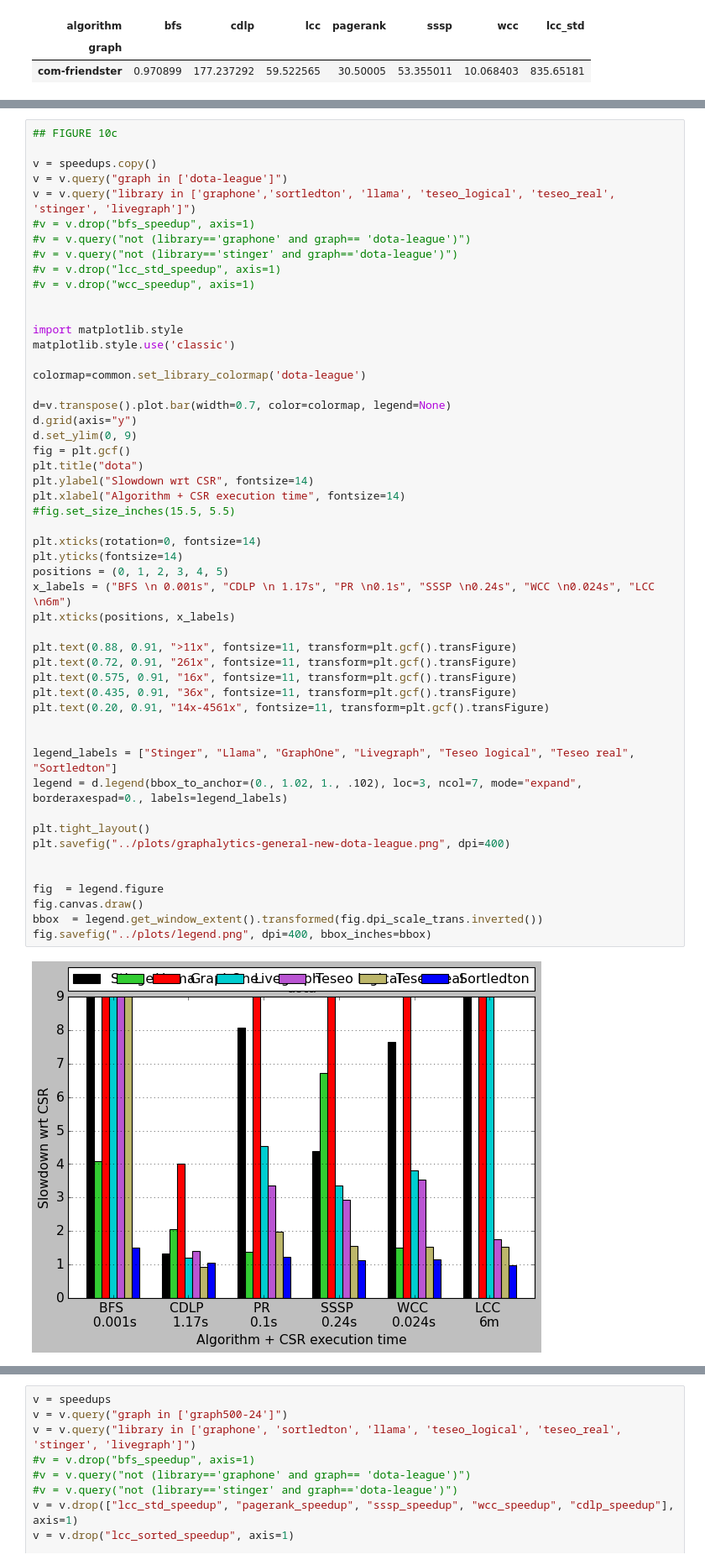
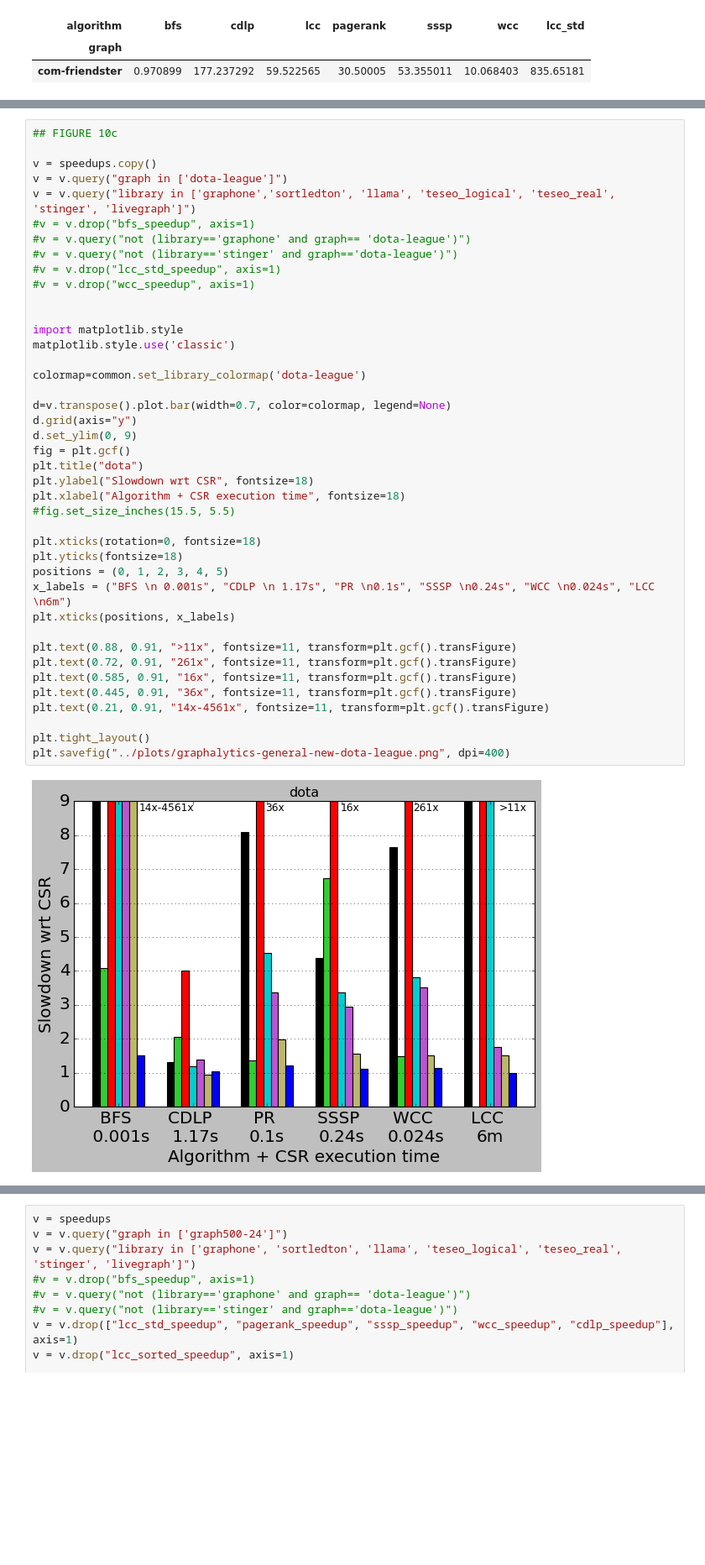
Before and after one commit to PerFuchs/gfe_notebooks, a Jupyter notebook: graphalytics_gen_table.ipynb, the cells around one changed output, grey strips where cells are left out. Shown: that part at 84% size. Cells and saved outputs as stored; diff of their text form; blank space fills up the shorter version.

Commit message:
Improve/change plots

```diff
--- a/graphalytics_gen_table.ipynb
+++ b/graphalytics_gen_table.ipynb
@@ -574,48 +574,38 @@ v = v.query("graph in ['dota-league']")
 v = v.query("library in ['graphone','sortledton', 'llama', 'teseo_logical', 'teseo_real', 'stinger', 'livegraph']")
 #v = v.drop("bfs_speedup", axis=1)
 #v = v.query("not (library=='graphone' and graph== 'dota-league')")
 #v = v.query("not (library=='stinger' and graph=='dota-league')")
 #v = v.drop("lcc_std_speedup", axis=1)
 #v = v.drop("wcc_speedup", axis=1)
 
 
 import matplotlib.style
 matplotlib.style.use('classic')
 
 colormap=common.set_library_colormap('dota-league')
 
 d=v.transpose().plot.bar(width=0.7, color=colormap, legend=None)
 d.grid(axis="y")
 d.set_ylim(0, 9)
 fig = plt.gcf()
 plt.title("dota")
-plt.ylabel("Slowdown wrt CSR", fontsize=14)
-plt.xlabel("Algorithm + CSR execution time", fontsize=14)
+plt.ylabel("Slowdown wrt CSR", fontsize=18)
+plt.xlabel("Algorithm + CSR execution time", fontsize=18)
 #fig.set_size_inches(15.5, 5.5)
 
-plt.xticks(rotation=0, fontsize=14)
-plt.yticks(fontsize=14)
+plt.xticks(rotation=0, fontsize=18)
+plt.yticks(fontsize=18)
 positions = (0, 1, 2, 3, 4, 5)
 x_labels = ("BFS \n 0.001s", "CDLP \n 1.17s", "PR \n0.1s", "SSSP \n0.24s", "WCC \n0.024s", "LCC \n6m")
 plt.xticks(positions, x_labels)
 
 plt.text(0.88, 0.91, ">11x", fontsize=11, transform=plt.gcf().transFigure)
 plt.text(0.72, 0.91, "261x", fontsize=11, transform=plt.gcf().transFigure)
-plt.text(0.575, 0.91, "16x", fontsize=11, transform=plt.gcf().transFigure)
-plt.text(0.435, 0.91, "36x", fontsize=11, transform=plt.gcf().transFigure)
-plt.text(0.20, 0.91, "14x-4561x", fontsize=11, transform=plt.gcf().transFigure)
-
-
-legend_labels = ["Stinger", "Llama", "GraphOne", "Livegraph", "Teseo logical", "Teseo real", "Sortledton"]
-legend = d.legend(bbox_to_anchor=(0., 1.02, 1., .102), loc=3, ncol=7, mode="expand", borderaxespad=0., labels=legend_labels)
+plt.text(0.585, 0.91, "16x", fontsize=11, transform=plt.gcf().transFigure)
+plt.text(0.445, 0.91, "36x", fontsize=11, transform=plt.gcf().transFigure)
+plt.text(0.21, 0.91, "14x-4561x", fontsize=11, transform=plt.gcf().transFigure)
 
 plt.tight_layout()
 plt.savefig("../plots/graphalytics-general-new-dota-league.png", dpi=400)
-
-
-fig  = legend.figure
-fig.canvas.draw()
-bbox  = legend.get_window_extent().transformed(fig.dpi_scale_trans.inverted())
-fig.savefig("../plots/legend.png", dpi=400, bbox_inches=bbox)
 # %% [output]
-[figure, old version]
+[figure, new version]
```
Also changed, not shown: parts of 5 cells of this notebook, 4 other files.
